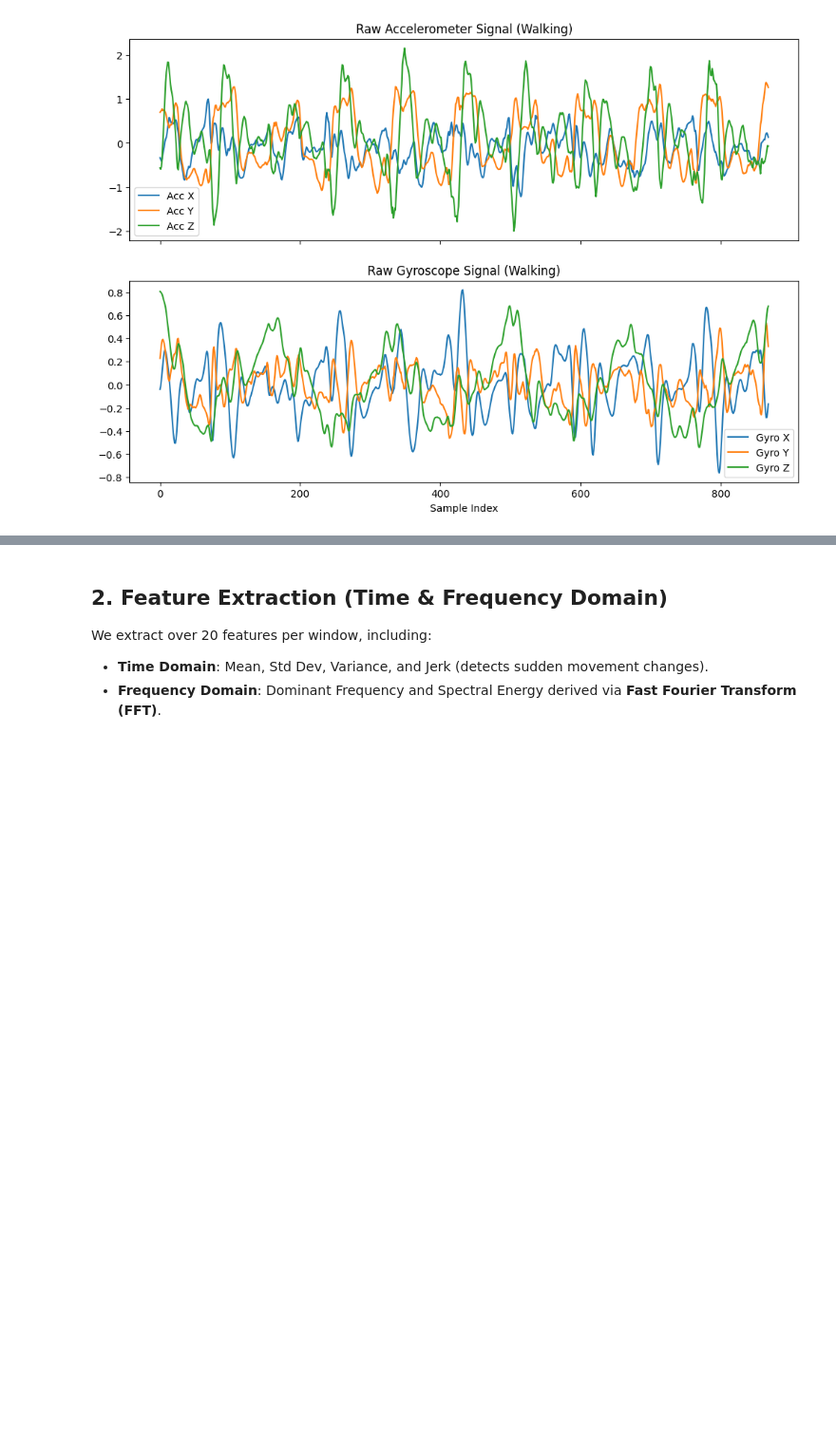
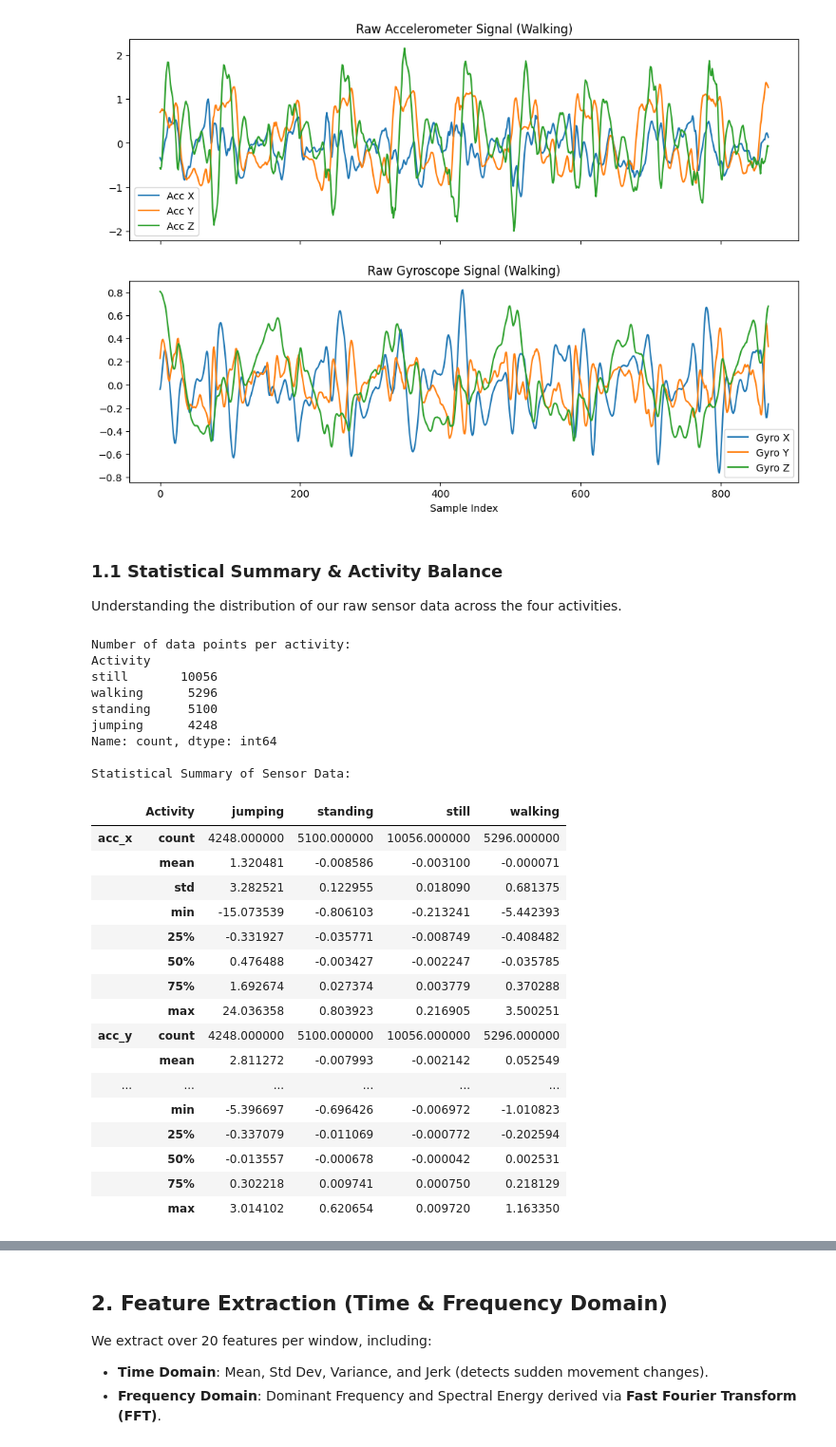
Before and after one commit to ICYEZAGATORE/Hidden-Markov-Model, a Jupyter notebook: HMM_Final_Submission.ipynb, the cells around one changed output, grey strips where cells are left out. Shown at 95% size. Cells and saved outputs as stored; diff of their text form; code cells hidden in the pictures; blank space fills up the shorter version.

```diff
--- a/HMM_Final_Submission.ipynb
+++ b/HMM_Final_Submission.ipynb
@@ -58,3 +62,39 @@ plt.xlabel('Sample Index')
 plt.show()
 # %% [output]
 [figure]
+# %% [markdown]
+### 1.1 Statistical Summary & Activity Balance
+Understanding the distribution of our raw sensor data across the four activities.
+# %%
+print("Number of data points per activity:")
+print(df['Activity'].value_counts())
+
+print("\nStatistical Summary of Sensor Data:")
+display(df.groupby('Activity')[['acc_x', 'acc_y', 'acc_z', 'gyro_x', 'gyro_y', 'gyro_z']].describe().T)
+# %% [output]
+Number of data points per activity:
+Activity
+still       10056
+walking      5296
+standing     5100
+jumping      4248
+Name: count, dtype: int64
+
+Statistical Summary of Sensor Data:
+|  | Activity | jumping | standing | still | walking |
+| acc_x | count | 4248.000000 | 5100.000000 | 10056.000000 | 5296.000000 |
+|  | mean | 1.320481 | -0.008586 | -0.003100 | -0.000071 |
+|  | std | 3.282521 | 0.122955 | 0.018090 | 0.681375 |
+|  | min | -15.073539 | -0.806103 | -0.213241 | -5.442393 |
+|  | 25% | -0.331927 | -0.035771 | -0.008749 | -0.408482 |
+|  | 50% | 0.476488 | -0.003427 | -0.002247 | -0.035785 |
+|  | 75% | 1.692674 | 0.027374 | 0.003779 | 0.370288 |
+|  | max | 24.036358 | 0.803923 | 0.216905 | 3.500251 |
+| acc_y | count | 4248.000000 | 5100.000000 | 10056.000000 | 5296.000000 |
+|  | mean | 2.811272 | -0.007993 | -0.002142 | 0.052549 |
+| ... | ... | ... | ... | ... | ... |
+|  | min | -5.396697 | -0.696426 | -0.006972 | -1.010823 |
+|  | 25% | -0.337079 | -0.011069 | -0.000772 | -0.202594 |
+|  | 50% | -0.013557 | -0.000678 | -0.000042 | 0.002531 |
+|  | 75% | 0.302218 | 0.009741 | 0.000750 | 0.218129 |
+|  | max | 3.014102 | 0.620654 | 0.009720 | 1.163350 |
```
Also changed, not shown: parts of 5 cells of this notebook.
